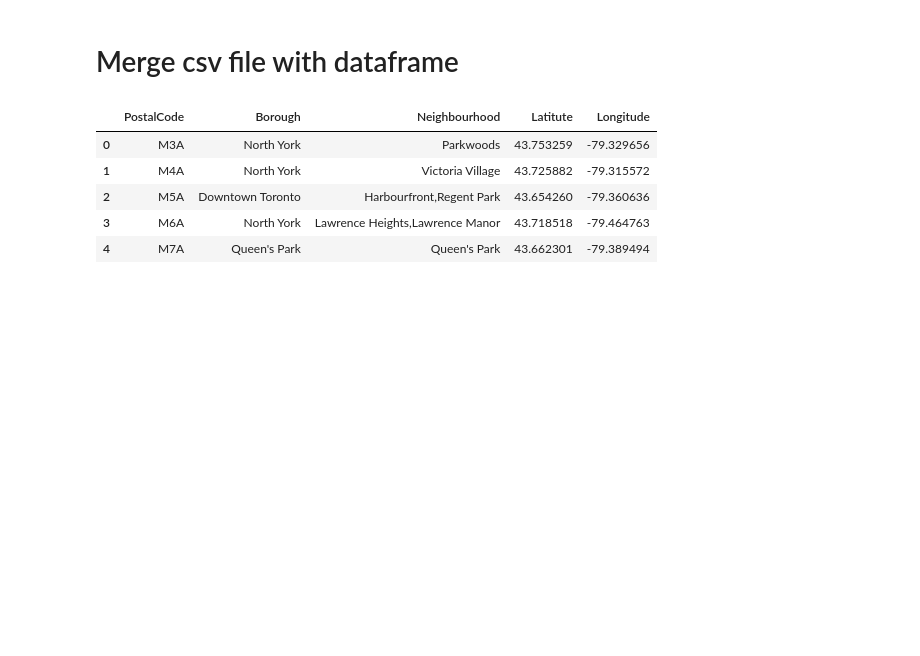
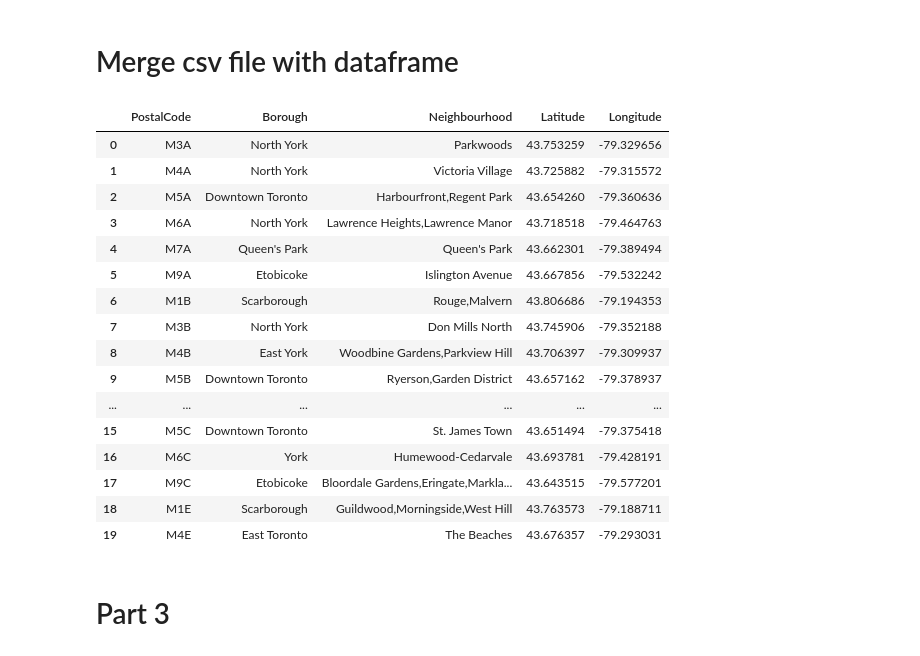
Before and after one commit to miranasyw/Coursera_Capstone, a Jupyter notebook: neighborhoodsinToronto.ipynb, the cells around one changed output. Saved outputs shown, nothing was run; the diff lists cells and outputs as text; code cells hidden in the pictures; blank space fills up the shorter version.

Commit message:
part 3 finish

```diff
--- a/neighborhoodsinToronto.ipynb
+++ b/neighborhoodsinToronto.ipynb
@@ -124,14 +134,27 @@ df_geo.head()
 # Merge csv file with dataframe
 # %%
 #change df_geo columns name
-df_geo.columns = ['PostalCode', 'Latitute','Longitude']
+df_geo.columns = ['PostalCode', 'Latitude','Longitude']
 
 df_tor = pd.merge(df1, df_geo)
-df_tor.head()
+df_tor.head(20)
 # %% [output]
-|  | PostalCode | Borough | Neighbourhood | Latitute | Longitude |
+|  | PostalCode | Borough | Neighbourhood | Latitude | Longitude |
 | 0 | M3A | North York | Parkwoods | 43.753259 | -79.329656 |
 | 1 | M4A | North York | Victoria Village | 43.725882 | -79.315572 |
 | 2 | M5A | Downtown Toronto | Harbourfront,Regent Park | 43.654260 | -79.360636 |
 | 3 | M6A | North York | Lawrence Heights,Lawrence Manor | 43.718518 | -79.464763 |
 | 4 | M7A | Queen's Park | Queen's Park | 43.662301 | -79.389494 |
+| 5 | M9A | Etobicoke | Islington Avenue | 43.667856 | -79.532242 |
+| 6 | M1B | Scarborough | Rouge,Malvern | 43.806686 | -79.194353 |
+| 7 | M3B | North York | Don Mills North | 43.745906 | -79.352188 |
+| 8 | M4B | East York | Woodbine Gardens,Parkview Hill | 43.706397 | -79.309937 |
+| 9 | M5B | Downtown Toronto | Ryerson,Garden District | 43.657162 | -79.378937 |
+| ... | ... | ... | ... | ... | ... |
+| 15 | M5C | Downtown Toronto | St. James Town | 43.651494 | -79.375418 |
+| 16 | M6C | York | Humewood-Cedarvale | 43.693781 | -79.428191 |
+| 17 | M9C | Etobicoke | Bloordale Gardens,Eringate,Markla... | 43.643515 | -79.577201 |
+| 18 | M1E | Scarborough | Guildwood,Morningside,West Hill | 43.763573 | -79.188711 |
+| 19 | M4E | East Toronto | The Beaches | 43.676357 | -79.293031 |
+# %% [markdown]
+# Part 3
```
Also changed, not shown: parts of 26 cells of this notebook.
